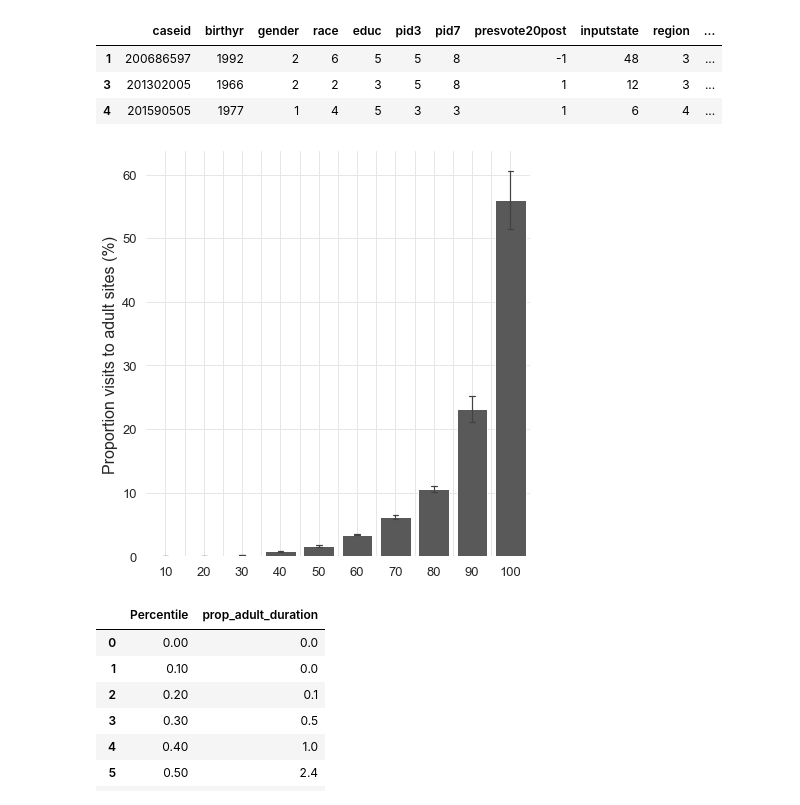
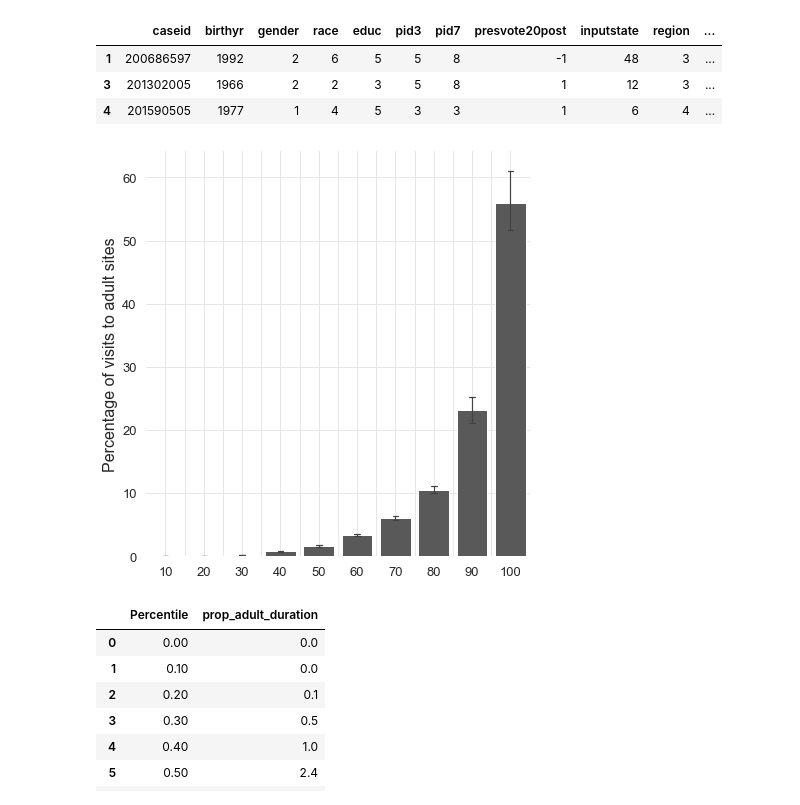
Before and after one commit to soodoku/adult, a Jupyter notebook: scripts/duration_on_adultsites.ipynb, the cells around one changed output. Saved outputs shown, nothing was run; the diff lists cells and outputs as text; code cells hidden in the pictures.

```diff
--- a/scripts/duration_on_adultsites.ipynb
+++ b/scripts/duration_on_adultsites.ipynb
@@ -391,29 +391,29 @@ N = 383
 # %%
 # (fold cell) Plot deciles
 scale = .7
 fig, ax = plt.subplots(figsize=(9*scale, 9*scale))
 
 sns.barplot(
     x=f"decile_{outcome_var}", y=outcome_var, data=_df,
     color=".35",
     ci=95,
     errwidth=1.2,
     capsize=.15,
 )
 ax.set_yticks(range(0,70,10))
 ax.set_xlabel("")
-ax.set_ylabel("Proportion visits to adult sites (%)", size=16)
+ax.set_ylabel("Percentage of visits to adult sites", size=16)
 ax.tick_params(axis='both', which='major', labelsize=13)
 plt.tight_layout()
 ax.xaxis.grid(True)
 ax.get_xaxis().set_minor_locator(ticker.AutoMinorLocator(2))
 ax.xaxis.grid(True, which="both", color=".9")
 ax.yaxis.grid(True, which="both", color=".9")
 
 sns.despine(left=True, bottom=True)
 save_mpl_fig(os.path.join(FIGSAVEDIR, "distribution_proportion_duration_on_adultsites"))
 # %% [output]
-[figure, old version]
+[figure, new version]
 # %%
 # Get table of percentiles (fold cell)
 ntiles = [.0,.1,.2,.3,.4,.5,.6,.7,.8,.9,.95,.96,.97,.98,.99,1]
```
Also changed, not shown: parts of 2 cells of this notebook, 15 other files.
